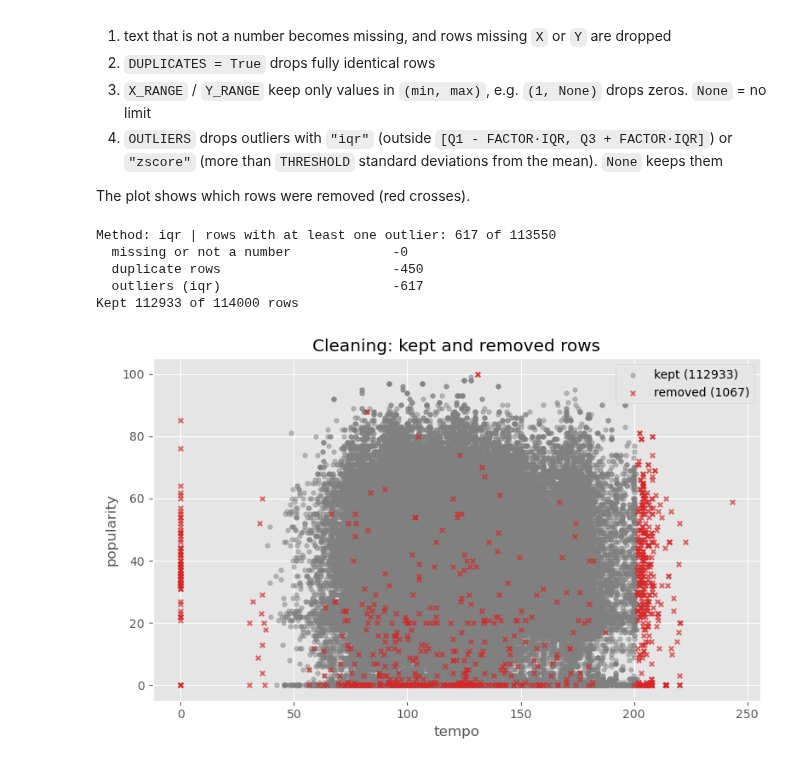
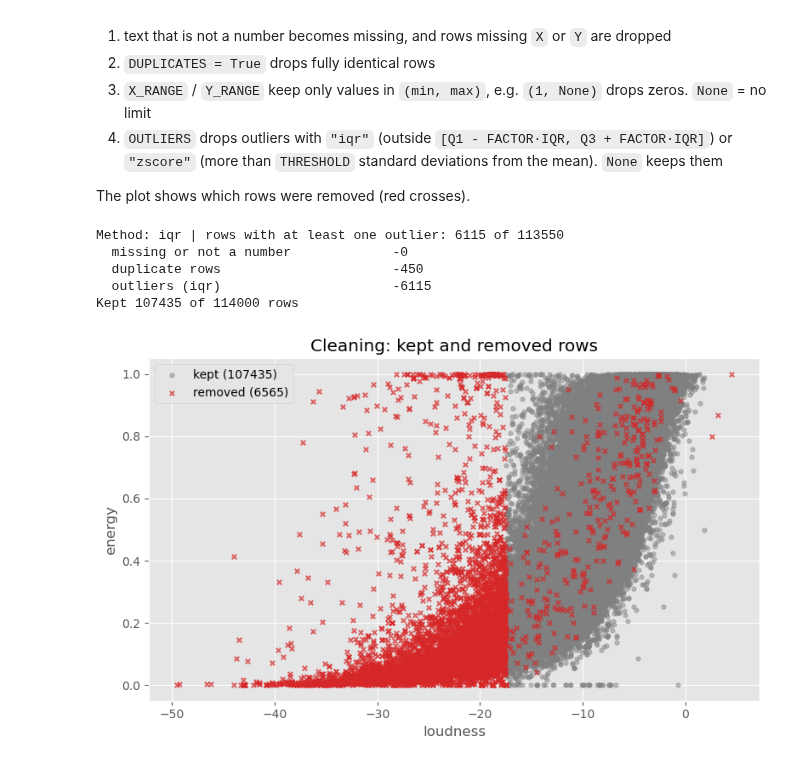
Before and after one commit to Telmo-Claro/ds_toolkit, a Jupyter notebook: main.ipynb, the cells around one changed output. Drawn from its saved outputs; the diff is of its cells as text; code cells hidden in the pictures.

```diff
--- a/main.ipynb
+++ b/main.ipynb
@@ -442,20 +443,20 @@ Removes the rows that would distort the fit. Cleaning only looks at `X` and `Y`,
 
 The plot shows which rows were removed (red crosses).
 # %%
-X = "tempo"         # input column
-Y = "popularity"    # output column
+X = "loudness"         # input column
+Y = "energy"    # output column
 DUPLICATES = True   # drop fully identical rows
 X_RANGE = None      # (min, max) of X to keep, e.g. (1, None)
 Y_RANGE = None      # (min, max) of Y to keep
 OUTLIERS = "iqr"    # "iqr", "zscore" or None
 FACTOR = 1.5        # used by "iqr"
 THRESHOLD = 3.0     # used by "zscore"
 
 clean = md.clean(data, X, Y, DUPLICATES, X_RANGE, Y_RANGE, OUTLIERS, FACTOR, THRESHOLD)
 # %% [output]
-Method: iqr | rows with at least one outlier: 617 of 113550
+Method: iqr | rows with at least one outlier: 6115 of 113550
   missing or not a number             -0
   duplicate rows                      -450
-  outliers (iqr)                      -617
-Kept 112933 of 114000 rows
+  outliers (iqr)                      -6115
+Kept 107435 of 114000 rows
-[figure, old version]
+[figure, new version]
```
Also changed, not shown: parts of 9 cells of this notebook, 1 other file.
